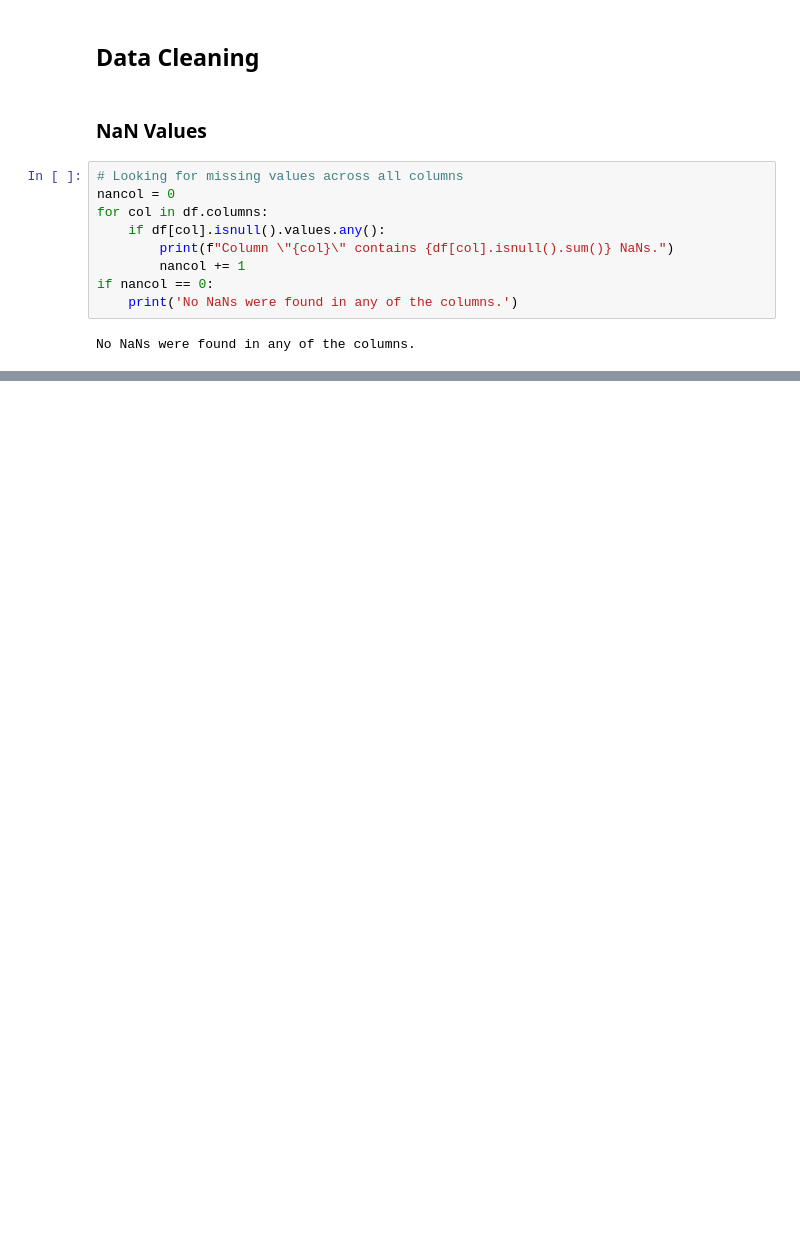
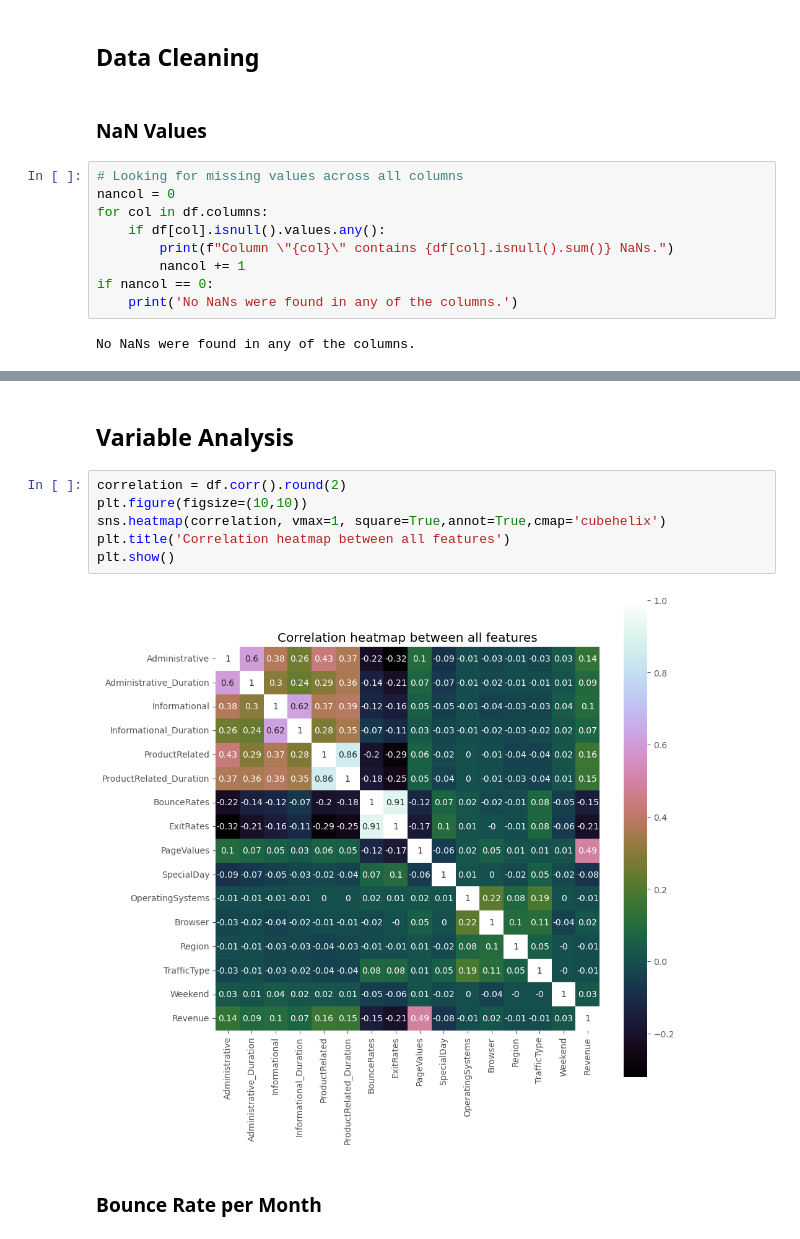
Before and after one commit to isaac-co/online-shopper-intention, a Jupyter notebook: shopper-intention.ipynb, the cells around one changed output, grey strips where cells are left out. Saved outputs shown, nothing was run; the diff lists cells and outputs as text; blank space fills up the shorter version.

Commit message:
Added EDA visualizations

```diff
--- a/shopper-intention.ipynb
+++ b/shopper-intention.ipynb
@@ -61,0 +85,12 @@ No NaNs were found in any of the columns.
+# %% [markdown]
+## Variable Analysis
+# %%
+correlation = df.corr().round(2)
+plt.figure(figsize=(10,10))
+sns.heatmap(correlation, vmax=1, square=True,annot=True,cmap='cubehelix')
+plt.title('Correlation heatmap between all features')
+plt.show()
+# %% [output]
+[figure, added]
+# %% [markdown]
+### Bounce Rate per Month
```
Also changed, not shown: parts of 17 cells of this notebook.
